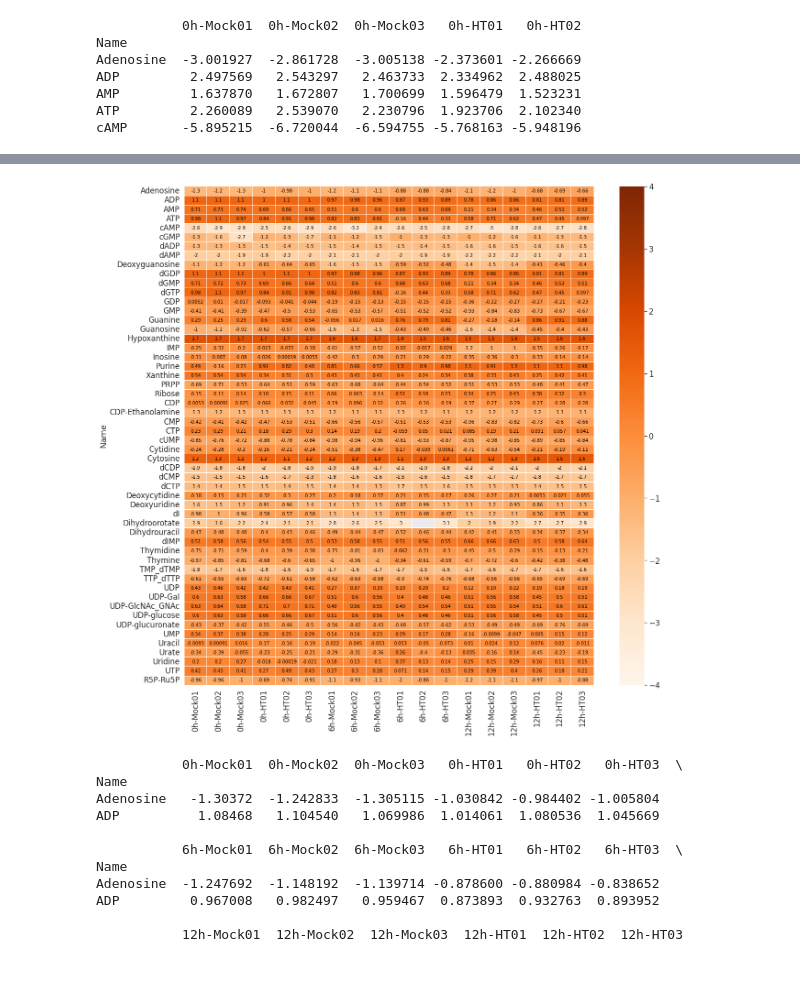
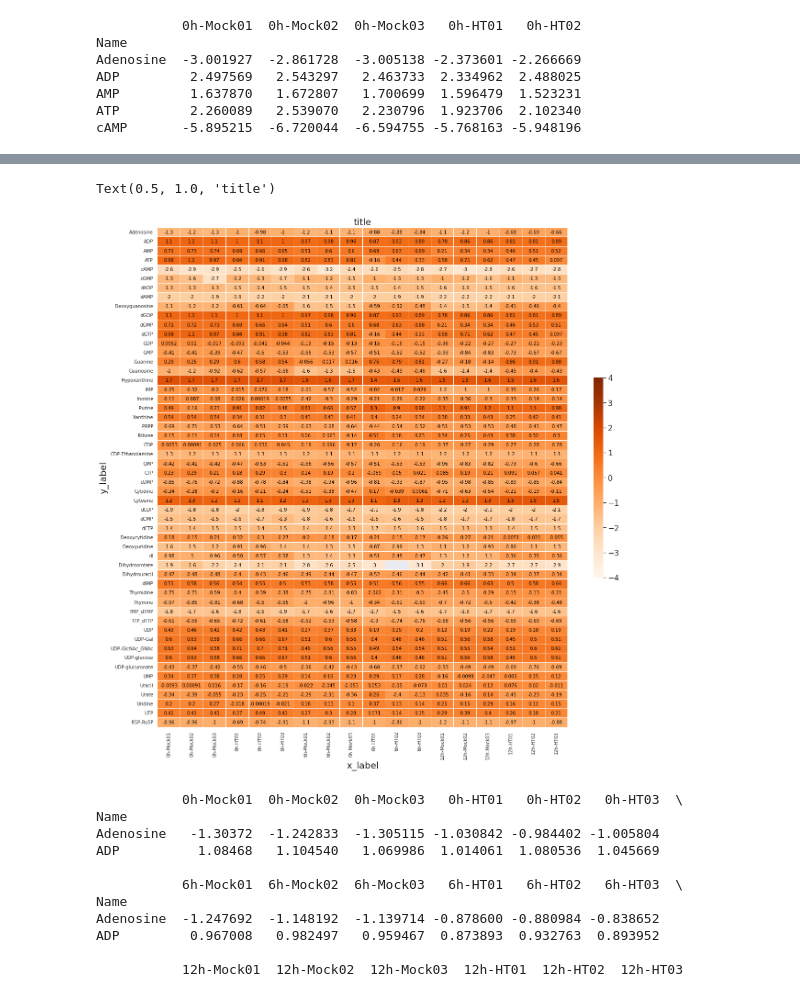
Before and after one commit to leiyi-ihb/ColabPractics, a Jupyter notebook: Picture/Copy_of_python_seabornHeatmapYuZhou.ipynb, the cells around one changed output, grey strips where cells are left out. Drawn from its saved outputs; the diff is of its cells as text; code cells hidden in the pictures.

```diff
--- a/Picture/Copy_of_python_seabornHeatmapYuZhou.ipynb
+++ b/Picture/Copy_of_python_seabornHeatmapYuZhou.ipynb
@@ -64,11 +64,26 @@ cAMP       -2.560259  -2.918478  -2.864066 -2.505081 -2.583269
 | 75% | 0.473137 | 0.453939 | 0.417649 | 0.511999 | 0.534079 | 0.463969 | 0.394799 | 0.412456 | 0.389462 | 0.389585 | ... |
 | max | 1.724750 | 1.741036 | 1.713969 | 1.682778 | 1.707733 | 1.691919 | 1.561254 | 1.611295 | 1.653584 | 1.434679 | ... |
 # %%
+from seaborn.utils import axlabel
+import matplotlib.pyplot as plt
 sns.set_context({"figure.figsize":(20,20)})
 # sns.heatmap(data=file3,square=True, vmin=-3,vmax=2, fmt='d', linewidths=.1, cmap='GnBu', annot=True)
-ax = sns.heatmap(file3,  linewidths=.01, vmin=-4,vmax=4, cmap='Oranges', annot=True, annot_kws={'size':10, 'color':'black'})
+ax = sns.heatmap(file3,  linewidths=.01, vmin=-4,vmax=4, cmap='Oranges', annot=True, annot_kws={'size':10, 'color':'black'}, cbar=True, cbar_kws={"shrink": 0.4})
+plt.xlabel('Samples',fontsize=20, color='k') #x轴label的文本和字体大小
+plt.ylabel('Metabolites',fontsize=20) #y轴label的文本和字体大小
+plt.xlabel('x_label',fontsize=20, color='k') #x轴label的文本和字体大小
+plt.ylabel('y_label',fontsize=20, color='k') #y轴label的文本和字体大小
+plt.xticks(fontsize=10) #x轴刻度的字体大小（文本包含在pd_data中了）
+plt.yticks(fontsize=10) #y轴刻度的字体大小（文本包含在pd_data中了）
+plt.title('title',fontsize=20) #图片标题文本和字体大小
+
+# colorbar该怎么设置？？
+# cb = ax.figure.colorbar(ax.collections[0]) #显示colorbar
+# cb.ax.tick_params(labelsize=10)#设置colorbar刻度字体大小
+# cb.set_label('colorbar label') #设置colorbar的label
 # %% [output]
+Text(0.5, 1.0, 'title')
-[figure, old version]
+[figure, new version]
 # %%
 file4 = file3.iloc[0:2,]
 print(file4)
```
